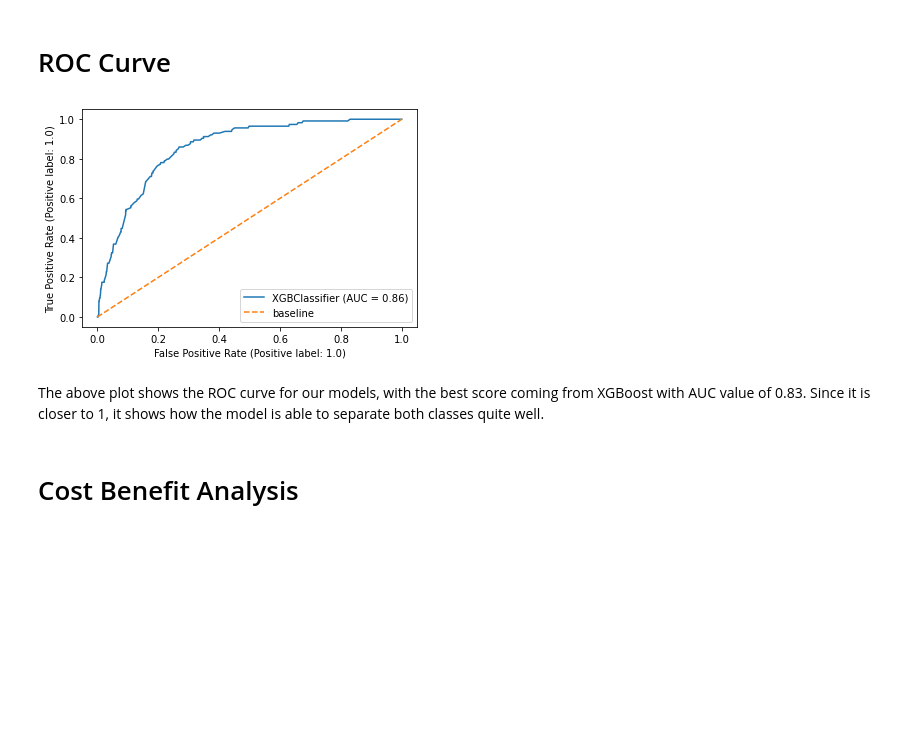
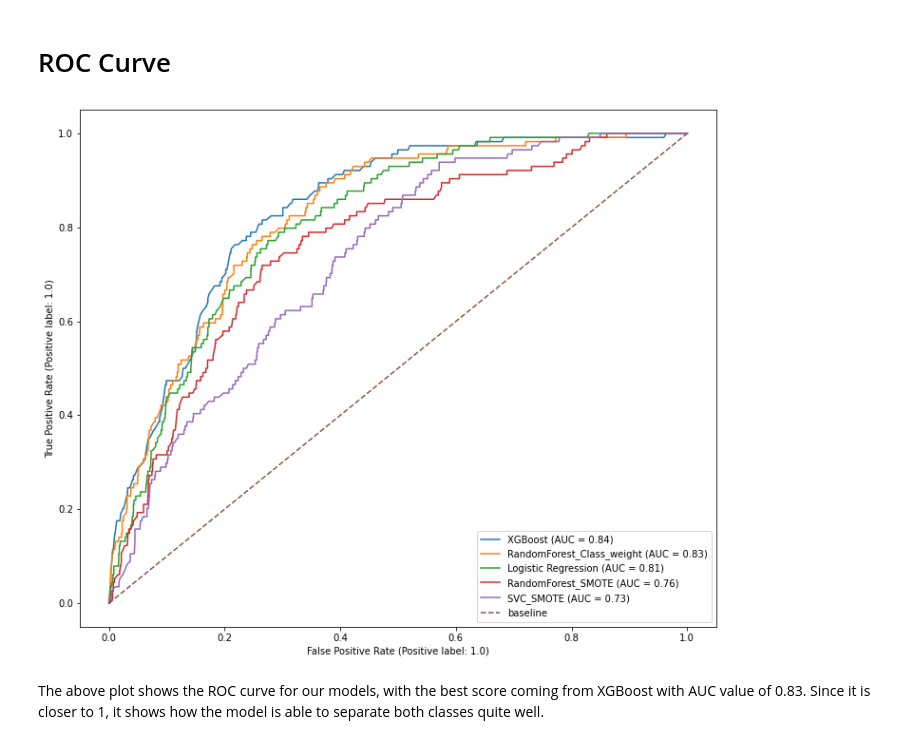
Before and after one commit to msamhz/GA-Project_4, a Jupyter notebook: code/3_Classification Modelling.ipynb, the cells around one changed output. Drawn from its saved outputs; the diff is of its cells as text; code cells hidden in the pictures; blank space fills up the shorter version.

```diff
--- a/code/3_Classification Modelling.ipynb
+++ b/code/3_Classification Modelling.ipynb
@@ -713,7 +688,7 @@ Finetune final model to change learning rate.
 # %%
 # fit XGBoost on training data
 
-xbg_model = XGBClassifier(
+xgb_model = XGBClassifier(
     scale_pos_weight=20,
     learning_rate = 0.03,
     subsample = 1,
@@ -731,7 +706,7 @@ xbg_model = XGBClassifier(
 eval_set = [(X_test_sc,y_test)]
 
 # use AUC as eval matric
-xbg_model.fit(
+xgb_model.fit(
     X_train_sc,
     y_train,
     early_stopping_rounds=10,
@@ -800,10 +775,10 @@ summary_df
 #### Kaggle Submission
 # %%
 # fit in whole data set
-xbg_model.fit(X,y)
+xgb_model.fit(X,y)
 
 # create submission predict proba
-submission_pred_proba= xbg_model.predict_proba(kaggle_test_sc)[:, 1]
+submission_pred_proba= xgb_model.predict_proba(kaggle_test_sc)[:, 1]
 
 # Putting the above predicted probabilities into a dataframe and exporting it as a csv file for submission to kaggle.
 
@@ -1069,5 +981,6 @@ def plot_feature_importance(importance,names,model_type):
     plt.xlabel('FEATURE IMPORTANCE')
     plt.ylabel('FEATURE NAMES')
 # %%
-plot_feature_importance(xbg_model.feature_importances_,X.columns,'XGBoost')
+xgb_model.fit(X_train_sc,y_train)
+plot_feature_importance(xgb_model.feature_importances_,X.columns,'XGBoost')
 # %% [output]
@@ -1080,18 +993,20 @@ The default feature importance from XGBoost calculates the 'gain', which is the
 # %% [markdown]
 # ROC Curve
 # %%
-plot_roc_curve(gs_logreg, X_test_sc, y_test)
-plot_roc_curve(rfc_smote_pipe, X_test_sc, y_test)
-plot_roc_curve(rfs_hyperparam_bal, X_test_sc, y_test)
-plot_roc_curve(svc, X_test_sc, y_test)
-plot_roc_curve(xbg_model, X_test_sc, y_test)
+fig, ax = plt.subplots(1, 1, figsize=(12,10))
+
+plot_roc_curve(xgb_model, X_test_sc, y_test, ax=ax, name = 'XGBoost')
+plot_roc_curve(rfs_hyperparam_bal, X_test_sc, y_test, ax=ax, name = 'RandomForest_Class_weight')
+plot_roc_curve(gs_logreg, X_test_sc, y_test, ax=ax, name = 'Logistic Regression')
+plot_roc_curve(rfc_smote_pipe, X_test_sc, y_test, ax=ax, name =  'RandomForest_SMOTE')
+plot_roc_curve(svc_smote_pipe3, X_test_sc, y_test, ax=ax, name = 'SVC_SMOTE')
+
 
 plt.plot([0, 1], [0, 1],
          label='baseline', linestyle='--')
+
 plt.legend();
 # %% [output]
-[figure, old version]
+[figure, new version]
 # %% [markdown]
 The above plot shows the ROC curve for our models, with the best score coming from XGBoost with AUC value of 0.83. Since it is closer to 1, it shows how the model is able to separate both classes quite well.
-# %% [markdown]
-# Cost Benefit Analysis
```
Also changed, not shown: parts of 21 cells of this notebook.
